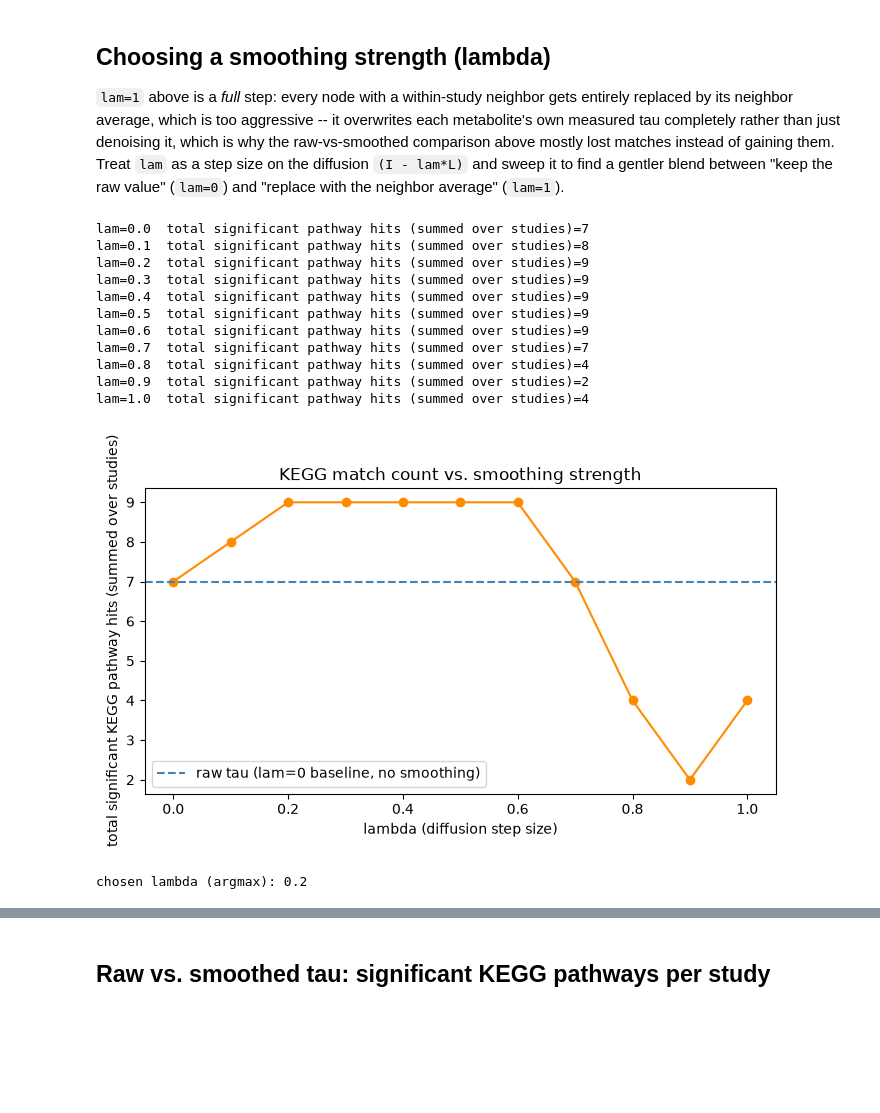
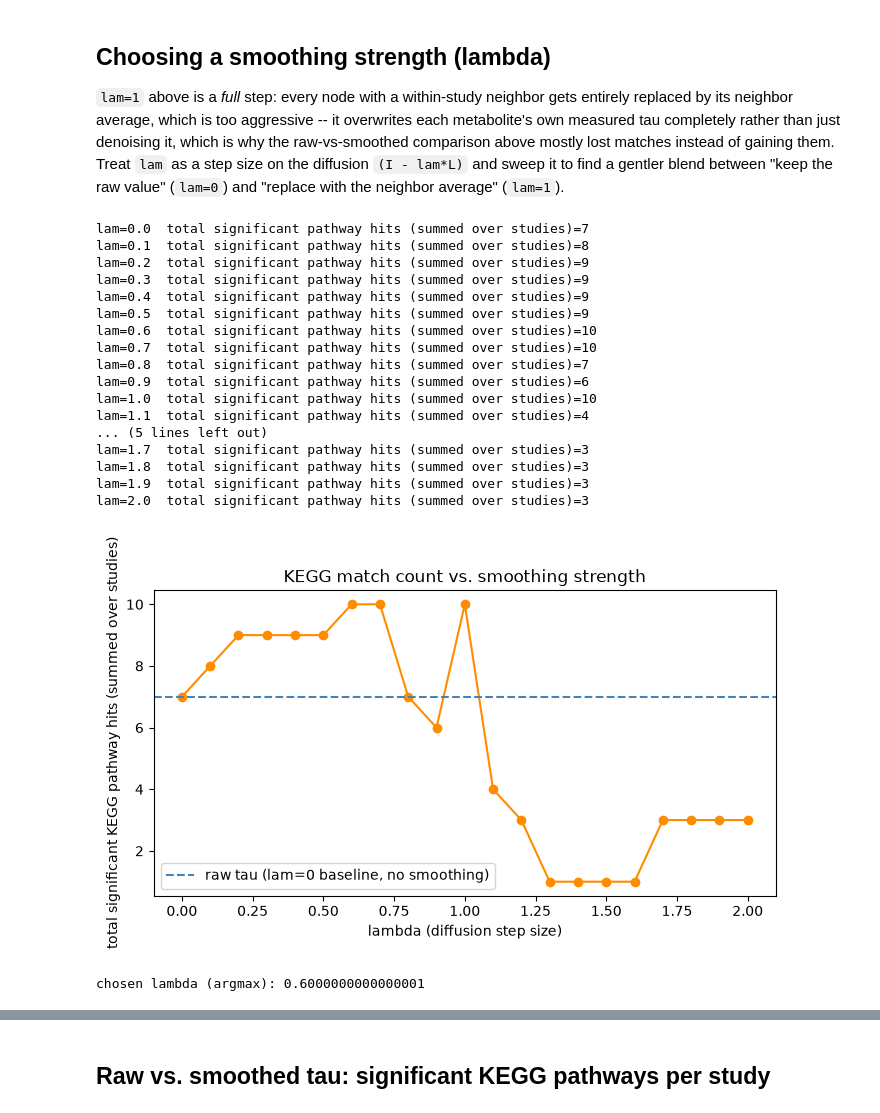
Before and after one commit to saldanB/mw-metabolite-network, a Jupyter notebook: nafld_spatial_autocorrelation_per_study.ipynb, the cells around one changed output, grey strips where cells are left out. Drawn from its saved outputs; the diff is of its cells as text; code cells hidden in the pictures; blank space fills up the shorter version.

```diff
--- a/nafld_spatial_autocorrelation_per_study.ipynb
+++ b/nafld_spatial_autocorrelation_per_study.ipynb
@@ -50,10 +50,17 @@ core graph (posonly) nodes: 4429
 # %% [markdown]
 ## Moran's I / LISA machinery (same as the main notebook)
 # %%
+# def build_inverse_distance_weights(D):
+#     Dv = D.values.astype(float)
+#     np.fill_diagonal(Dv, np.inf)
+#     W = 1.0 / Dv
+#     return W / W.sum(axis=1, keepdims=True)
+
 def build_inverse_distance_weights(D):
+    assert np.all(D>=0), "Distance matrix must be non-negative"
     Dv = D.values.astype(float)
-    np.fill_diagonal(Dv, np.inf)
-    W = 1.0 / Dv
+    np.fill_diagonal(Dv, 0)
+    W = (1 - Dv)**2
     return W / W.sum(axis=1, keepdims=True)
 
 
@@ -389,7 +396,7 @@ posonly direct edges (whole core graph): 793065
 from scipy import sparse
 
 
-def rw_laplacian_smooth(tau, edges_pos, lam=1.0):
+def rw_laplacian_smooth(tau, edges_pos, lam=1.0, transform=None):
     """`lam` step of random-walk-Laplacian diffusion: (I - lam*L) @ tau
     = (1-lam)*tau + lam*(D^-1 A)@tau, on the subgraph induced by tau's own
     index. lam=1 is a full step (each node replaced by its neighbor
@@ -405,6 +412,8 @@ def rw_laplacian_smooth(tau, edges_pos, lam=1.0):
     w = e["weight"].to_numpy()
 
     A = sparse.coo_matrix((w, (rows, cols)), shape=(n, n))
+    if transform is not None:
+        A.data = transform(A.data)
     A = (A + A.T).tocsr()  # edges stored once per unordered pair -- symmetrize
 
     x = tau.loc[nodes].to_numpy(dtype=float)
@@ -427,7 +436,7 @@ matches instead of gaining them. Treat `lam` as a step size on the diffusion
 `(I - lam*L)` and sweep it to find a gentler blend between "keep the raw
 value" (`lam=0`) and "replace with the neighbor average" (`lam=1`).
 # %%
-lam_grid = np.arange(0.0, 1.01, 0.1)
+lam_grid = np.linspace(0.0, 2.0, 21) # 0.0, 0.1, 0.2, ..., 2.0
 n_sig_by_lam = []
 
 for lam in lam_grid:
@@ -437,7 +446,7 @@ for lam in lam_grid:
         df = pd.read_csv(f).dropna(subset=["kendall_tau"])
         tau = df.groupby("refmet_id")["kendall_tau"].mean()
 
-        tau_smooth, _, _ = rw_laplacian_smooth(tau, edges_pos, lam=lam)
+        tau_smooth, _, _ = rw_laplacian_smooth(tau, edges_pos, lam=lam, transform=lambda w: w**2)
 
         kegg_ids = refmet_to_kegg.reindex(tau_smooth.index)
         quant = pd.Series(tau_smooth.values, index=kegg_ids.values).dropna()
@@ -460,28 +469,34 @@ lam=0.2  total significant pathway hits (summed over studies)=9
 lam=0.3  total significant pathway hits (summed over studies)=9
 lam=0.4  total significant pathway hits (summed over studies)=9
 lam=0.5  total significant pathway hits (summed over studies)=9
-lam=0.6  total significant pathway hits (summed over studies)=9
-lam=0.7  total significant pathway hits (summed over studies)=7
-lam=0.8  total significant pathway hits (summed over studies)=4
-lam=0.9  total significant pathway hits (summed over studies)=2
-lam=1.0  total significant pathway hits (summed over studies)=4
+lam=0.6  total significant pathway hits (summed over studies)=10
+lam=0.7  total significant pathway hits (summed over studies)=10
+lam=0.8  total significant pathway hits (summed over studies)=7
+lam=0.9  total significant pathway hits (summed over studies)=6
+lam=1.0  total significant pathway hits (summed over studies)=10
+lam=1.1  total significant pathway hits (summed over studies)=4
+... (5 lines left out)
+lam=1.7  total significant pathway hits (summed over studies)=3
+lam=1.8  total significant pathway hits (summed over studies)=3
+lam=1.9  total significant pathway hits (summed over studies)=3
+lam=2.0  total significant pathway hits (summed over studies)=3
 # %%
 fig, ax = plt.subplots(figsize=(7, 4))
 ax.plot(lam_grid, n_sig_by_lam, marker="o", color="darkorange")
 ax.axhline((enrichment_summary["study_id"].value_counts().sum() if not enrichment_summary.empty else 0),
            color="steelblue", ls="--", label="raw tau (lam=0 baseline, no smoothing)")
 ax.set_xlabel("lambda (diffusion step size)")
 ax.set_ylabel("total significant KEGG pathway hits (summed over studies)")
 ax.set_title("KEGG match count vs. smoothing strength")
 ax.legend()
 fig.tight_layout()
 plt.show()
 
-LAM = float(lam_grid[np.argmax(n_sig_by_lam)])
+LAM = lam_grid[n_sig_by_lam==max(n_sig_by_lam)][0] # min lambda that achieves the maximum number of significant hits
 print("chosen lambda (argmax):", LAM)
 # %% [output]
-[figure, old version]
+[figure, new version]
-chosen lambda (argmax): 0.2
+chosen lambda (argmax): 0.6000000000000001
 # %%
 enrichment_by_study_smoothed = {}
 enrichment_summary_smoothed = []
```
Also changed, not shown: parts of 8 cells of this notebook, 4 other files.
